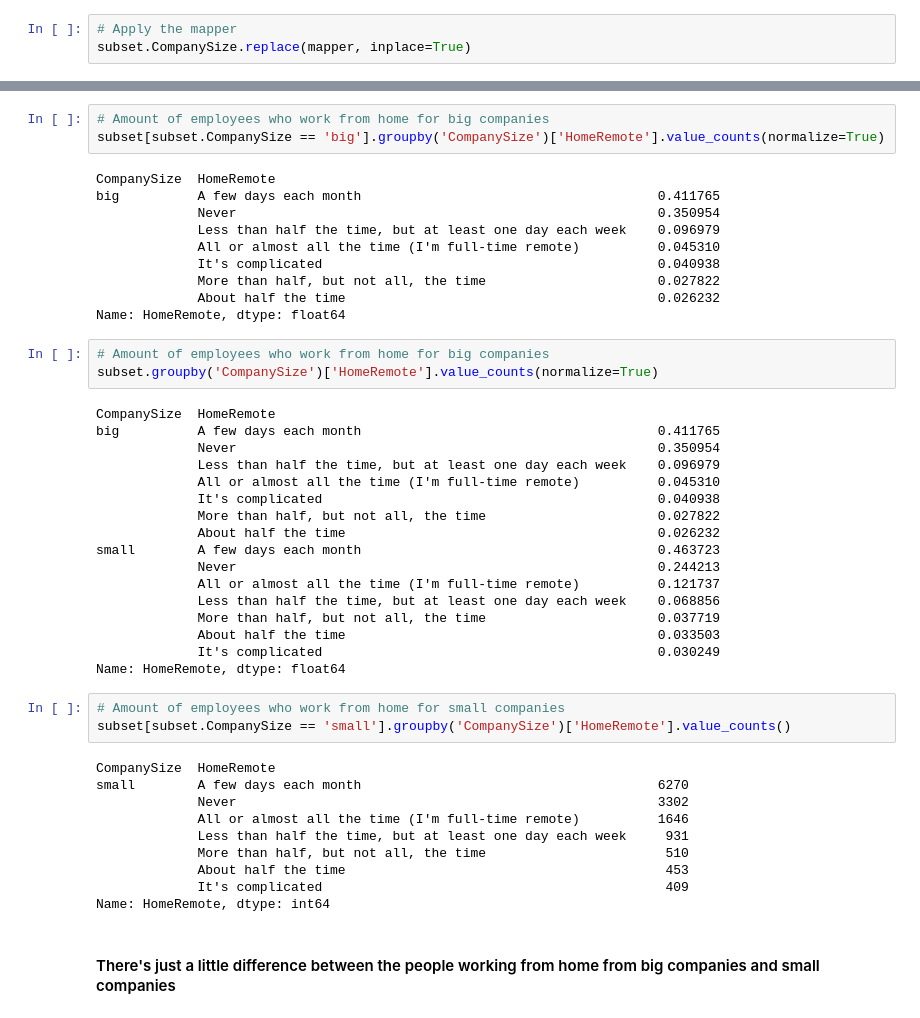
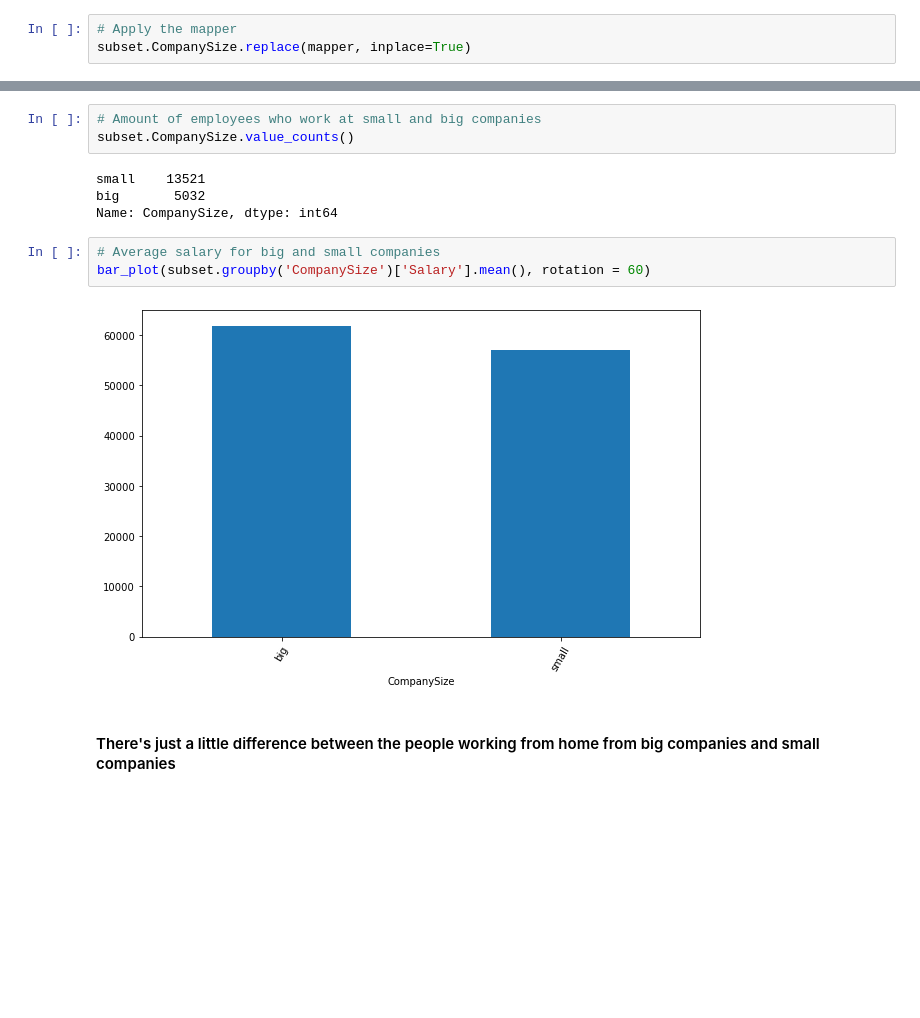
Before and after one commit to DenerBEM/Udacity-CRISP, a Jupyter notebook: Project-CRISP.ipynb, the cells around one changed output, grey strips where cells are left out. Cells and saved outputs as stored; diff of their text form; blank space fills up the shorter version.

```diff
--- a/Project-CRISP.ipynb
+++ b/Project-CRISP.ipynb
@@ -540,49 +528,15 @@ Name: HomeRemote, dtype: int64
 # %%
-# Amount of employees who work from home for big companies
-subset[subset.CompanySize == 'big'].groupby('CompanySize')['HomeRemote'].value_counts(normalize=True)
+# Amount of employees who work at small and big companies
+subset.CompanySize.value_counts()
 # %% [output]
-CompanySize  HomeRemote
-big          A few days each month                                      0.411765
-             Never                                                      0.350954
-             Less than half the time, but at least one day each week    0.096979
-             All or almost all the time (I'm full-time remote)          0.045310
-             It's complicated                                           0.040938
-             More than half, but not all, the time                      0.027822
-             About half the time                                        0.026232
-Name: HomeRemote, dtype: float64
+small    13521
+big       5032
+Name: CompanySize, dtype: int64
-# %%
-# Amount of employees who work from home for big companies
-subset.groupby('CompanySize')['HomeRemote'].value_counts(normalize=True)
-# %% [output]
-CompanySize  HomeRemote
-big          A few days each month                                      0.411765
-             Never                                                      0.350954
-             Less than half the time, but at least one day each week    0.096979
-             All or almost all the time (I'm full-time remote)          0.045310
-             It's complicated                                           0.040938
-             More than half, but not all, the time                      0.027822
-             About half the time                                        0.026232
-small        A few days each month                                      0.463723
-             Never                                                      0.244213
-             All or almost all the time (I'm full-time remote)          0.121737
-             Less than half the time, but at least one day each week    0.068856
-             More than half, but not all, the time                      0.037719
-             About half the time                                        0.033503
-             It's complicated                                           0.030249
-Name: HomeRemote, dtype: float64
-# %%
-# Amount of employees who work from home for small companies
-subset[subset.CompanySize == 'small'].groupby('CompanySize')['HomeRemote'].value_counts()
-# %% [output]
-CompanySize  HomeRemote
-small        A few days each month                                      6270
-             Never                                                      3302
-             All or almost all the time (I'm full-time remote)          1646
-             Less than half the time, but at least one day each week     931
-             More than half, but not all, the time                       510
-             About half the time                                         453
-             It's complicated                                            409
-Name: HomeRemote, dtype: int64
+# %%
+# Average salary for big and small companies
+bar_plot(subset.groupby('CompanySize')['Salary'].mean(), rotation = 60)
+# %% [output]
+[figure, added]
 # %% [markdown]
 #### There's just a little difference between the people working from home from big companies and small companies
 # %% [markdown]
```
Also changed, not shown: parts of 37 cells of this notebook.
